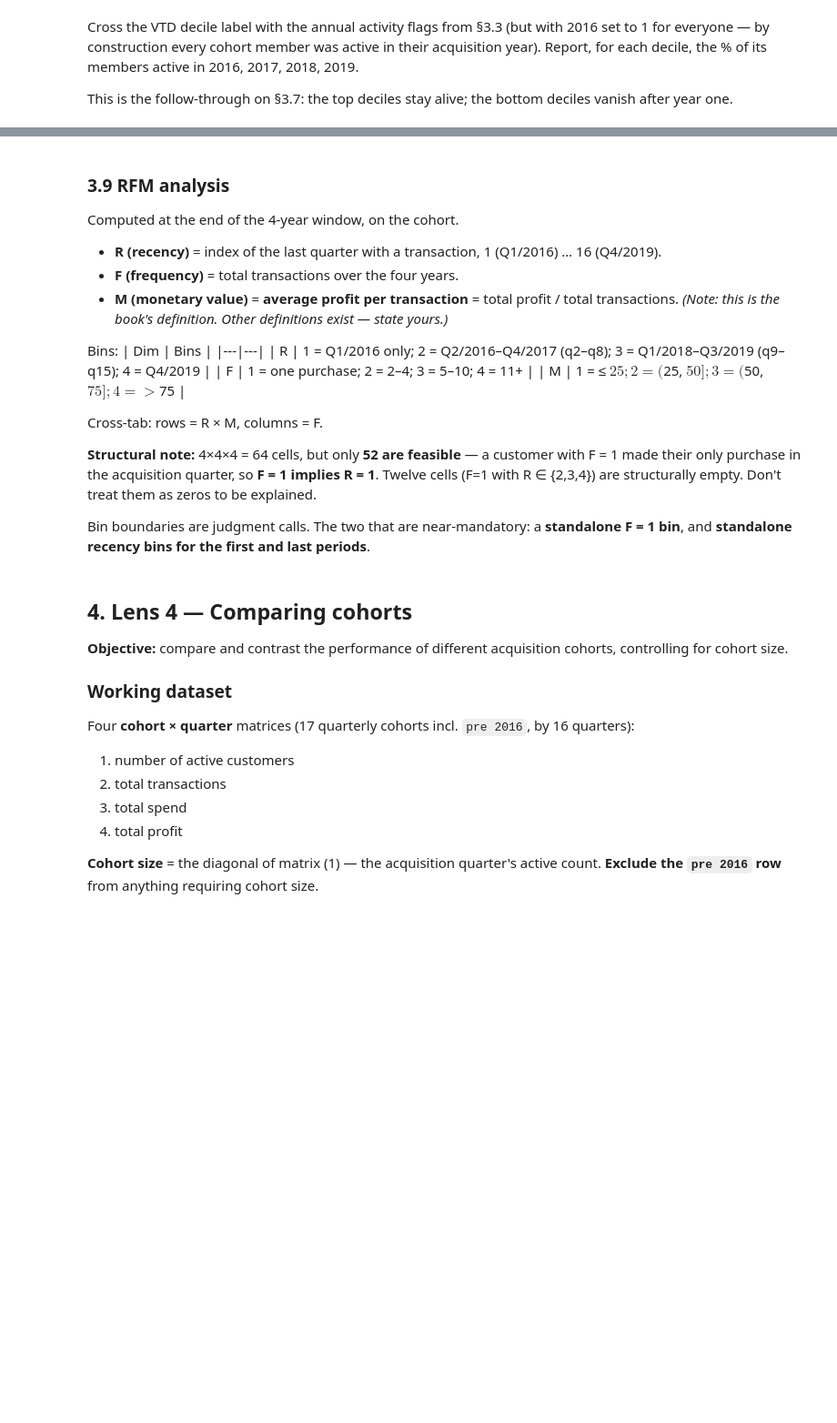
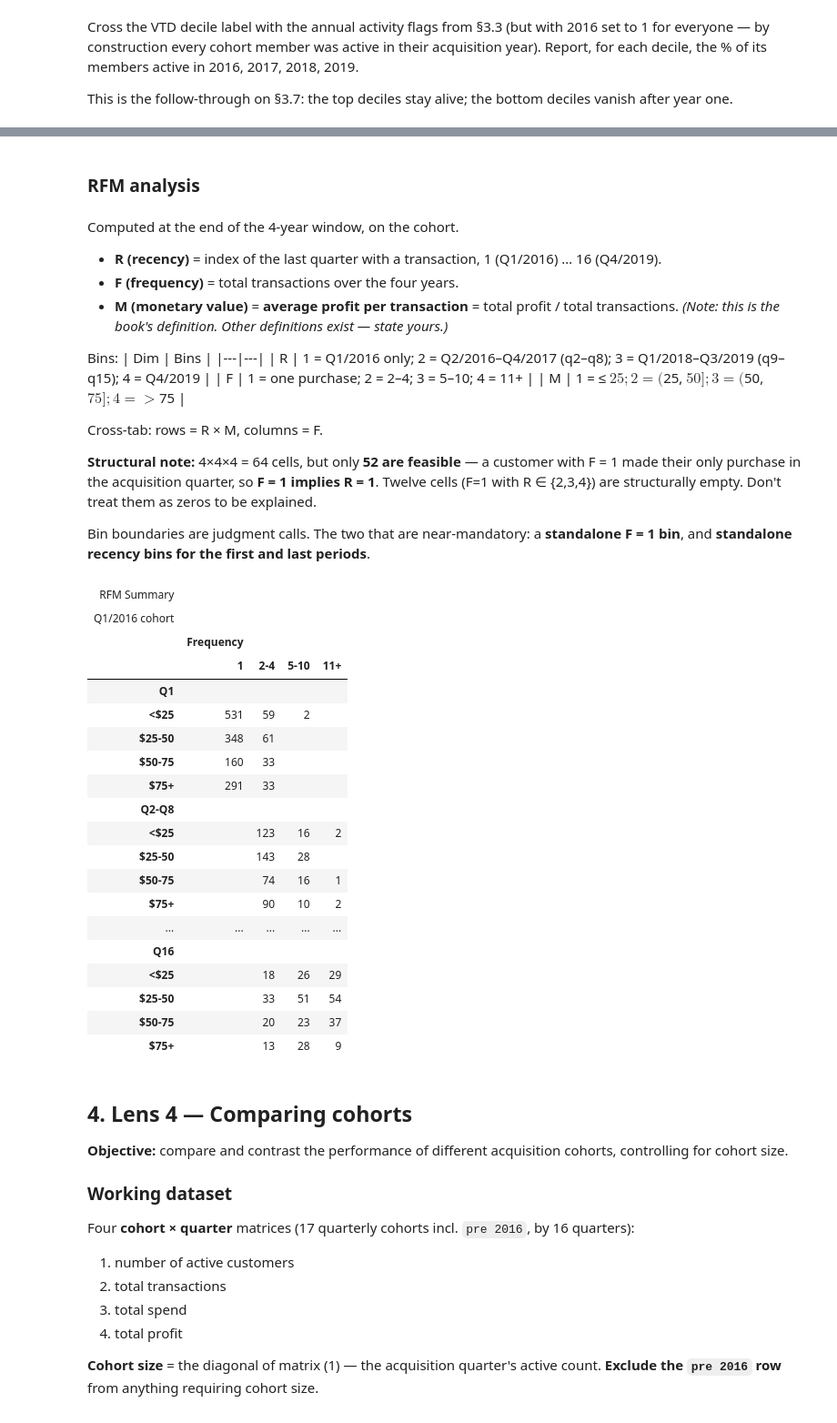
Before and after one commit to abdullahau/customer-analytics, a Jupyter notebook: notebooks/analyses/customer-base-audit.ipynb, the cells around one changed output, grey strips where cells are left out. Shown at 91% size. Drawn from its saved outputs; the diff is of its cells as text; code cells hidden in the pictures; blank space fills up the shorter version.

```diff
--- a/notebooks/analyses/customer-base-audit.ipynb
+++ b/notebooks/analyses/customer-base-audit.ipynb
@@ -35,7 +35,7 @@ from IPython.display import display
 
 Derive `Year` from the first 5 characters of `YearQuarter` (`y2016` … `y2019`).
 # %%
-cust_data = pd.read_csv("data/madrigal/cust_data_long.csv")
+cust_data = pd.read_csv("../../data/madrigal/cust_data_long.csv")
 cust_data = (
     cust_data.assign(
         Spend=lambda x: (x["Spend"] * 100).round().astype("int64"),
@@ -2540,5 +2601,6 @@ This is the follow-through on §3.7: the top deciles stay alive; the bottom deci
+# %% [markdown]
+### RFM analysis
 # %% [markdown]
-### 3.9 RFM analysis
 Computed at the end of the 4-year window, on the cohort.
 
 - **R (recency)** = index of the last quarter with a transaction, 1 (Q1/2016) … 16 (Q4/2019).
@@ -2560,3 +2654,56 @@ Bin boundaries are judgment calls. The two that are near-mandatory: a **standalo
+# %%
+r_order = ["Q1", "Q2-Q8", "Q9-Q15", "Q16"]
+m_order = ["<$25", "$25-50", "$50-75", "$75+"]
+f_order = ["1", "2-4", "5-10", "11+"]
+
+rfm = rfm.assign(
+    R=lambda d: pd.Categorical(d["R"], categories=r_order, ordered=True),
+    M=lambda d: pd.Categorical(d["M"], categories=m_order, ordered=True),
+    F=lambda d: pd.Categorical(d["F"], categories=f_order, ordered=True),
+)
+
+tbl = (
+    pd.crosstab([rfm["R"], rfm["M"]], rfm["F"], dropna=False)
+    .replace(0, pd.NA)          # structurally-empty cells render blank, as in the image
+    .reset_index()
+    .rename(columns={"R": "Recency", "M": "Avg profit/trans"})
+)
+
+(
+    GT(tbl, groupname_col="Recency", rowname_col="Avg profit/trans")
+    .tab_header(title="RFM Summary", subtitle="Q1/2016 cohort")
+    .tab_spanner(label="Frequency", columns=f_order)
+    .fmt_number(columns=f_order, decimals=0, use_seps=True)
+    .sub_missing(missing_text="")
+    .cols_align(align="right", columns=f_order)
+    .tab_options(
+        table_font_size="12px",
+        data_row_padding="3px",
+        row_group_border_top_style="solid",
+        row_group_border_top_width="2px",
+    )
+)
+# %% [output]
+| RFM Summary |  |  |  |  |
+| Q1/2016 cohort |  |  |  |  |
+|  | Frequency |  |  |  |
+|  | 1 | 2-4 | 5-10 | 11+ |
+| Q1 |  |  |  |  |
+| <$25 | 531 | 59 | 2 |  |
+| $25-50 | 348 | 61 |  |  |
+| $50-75 | 160 | 33 |  |  |
+| $75+ | 291 | 33 |  |  |
+| Q2-Q8 |  |  |  |  |
+| <$25 |  | 123 | 16 | 2 |
+| $25-50 |  | 143 | 28 |  |
+| $50-75 |  | 74 | 16 | 1 |
+| $75+ |  | 90 | 10 | 2 |
+| ... | ... | ... | ... | ... |
+| Q16 |  |  |  |  |
+| <$25 |  | 18 | 26 | 29 |
+| $25-50 |  | 33 | 51 | 54 |
+| $50-75 |  | 20 | 23 | 37 |
+| $75+ |  | 13 | 28 | 9 |
 # %% [markdown]
 ## 4. Lens 4 — Comparing cohorts
 
```
Also changed, not shown: parts of 2 cells of this notebook.
